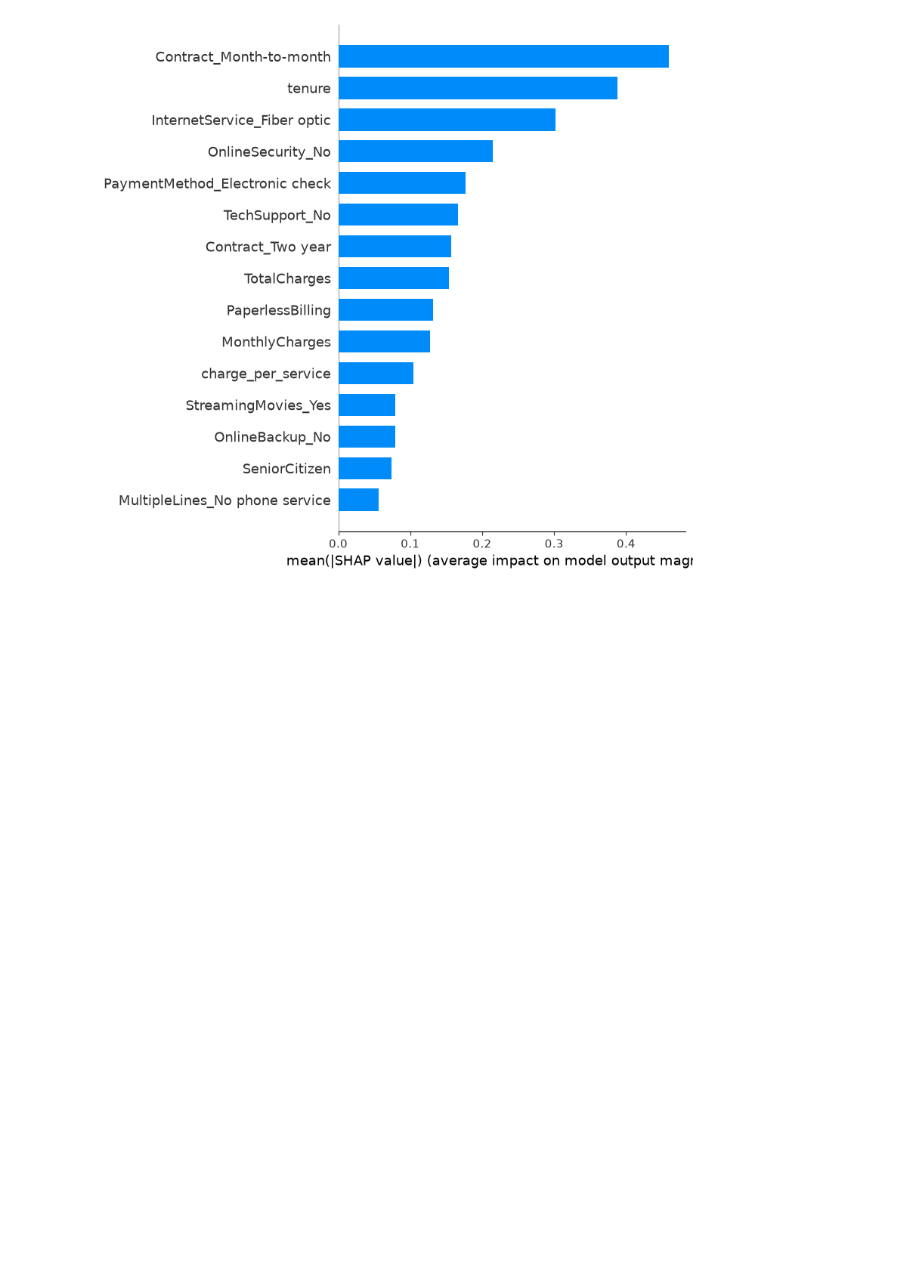
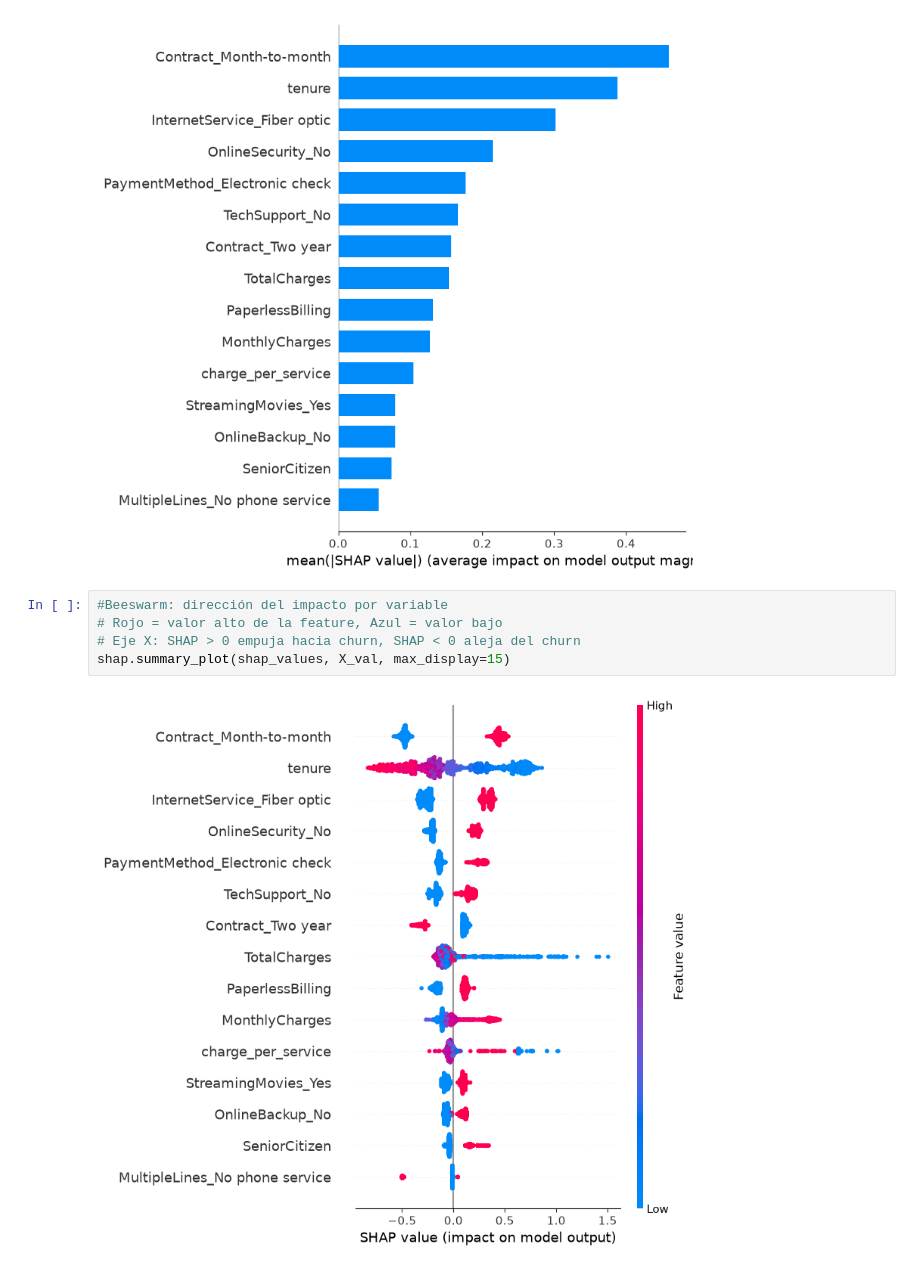
Before and after one commit to Benja726/ml, a Jupyter notebook: churn-obligatorio.ipynb, the cells around one changed output. Saved outputs shown, nothing was run; the diff lists cells and outputs as text; blank space fills up the shorter version.

```diff
--- a/churn-obligatorio.ipynb
+++ b/churn-obligatorio.ipynb
@@ -1251,3 +1251,10 @@ shap.summary_plot(
 )
 # %% [output]
 [figure]
+# %%
+#Beeswarm: dirección del impacto por variable
+# Rojo = valor alto de la feature, Azul = valor bajo
+# Eje X: SHAP > 0 empuja hacia churn, SHAP < 0 aleja del churn
+shap.summary_plot(shap_values, X_val, max_display=15)
+# %% [output]
+[figure, added]
```
Also changed, not shown: parts of 6 cells of this notebook, 2 other files.
